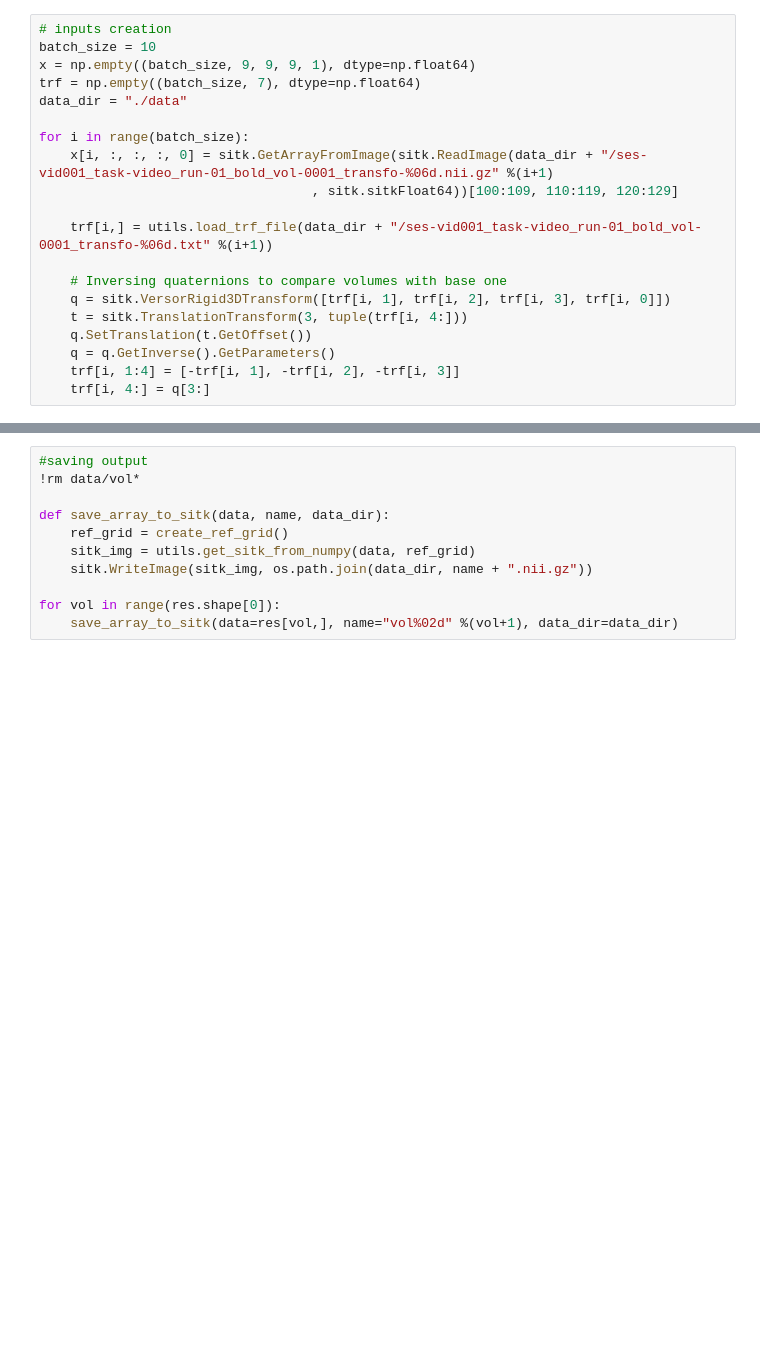
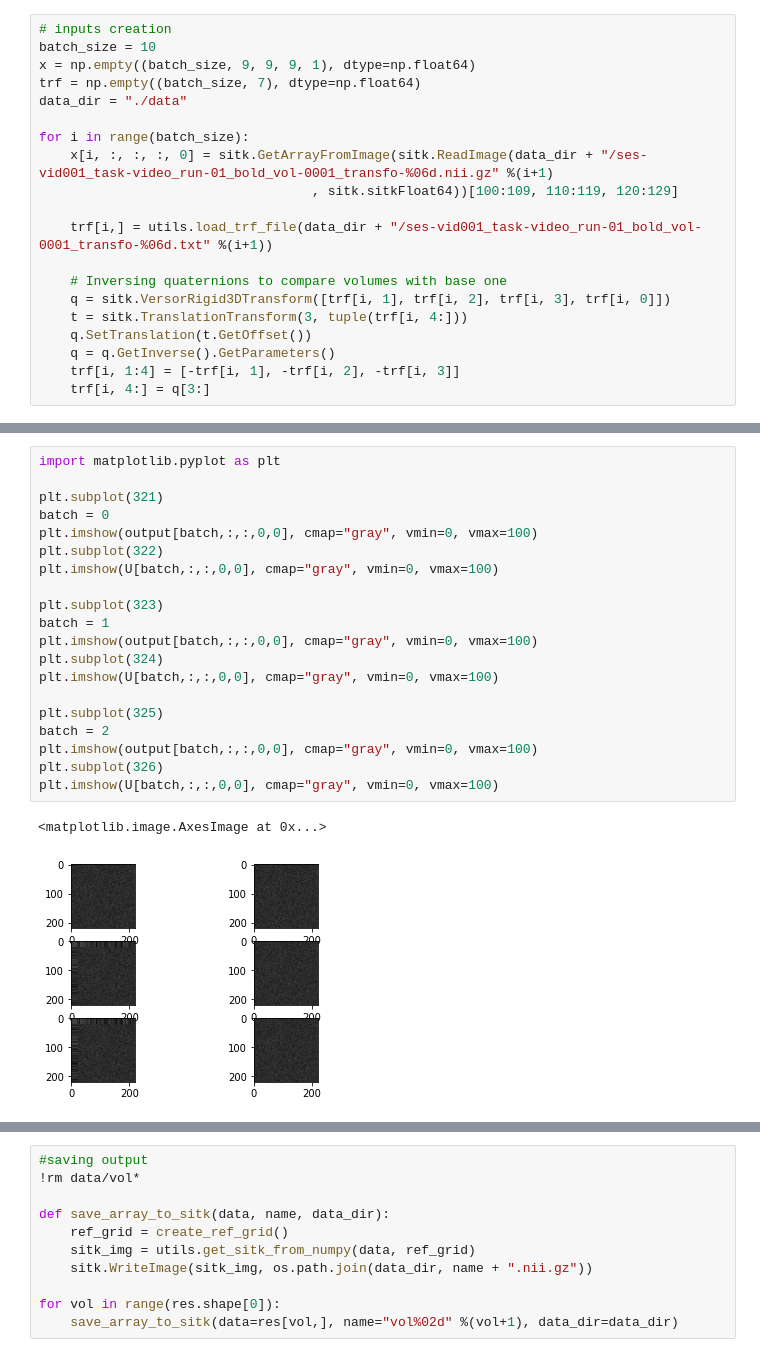
Before and after one commit to SIMEXP/DeepNeuroAN, a Jupyter notebook: notebooks/reg_layer.ipynb, the cells around one changed output, grey strips where cells are left out. Saved outputs shown, nothing was run; the diff lists cells and outputs as text; blank space fills up the shorter version.

```diff
--- a/notebooks/reg_layer.ipynb
+++ b/notebooks/reg_layer.ipynb
@@ -68,0 +342,23 @@ class LinearTransformation(tf.keras.layers.Layer):
+# %%
+import matplotlib.pyplot as plt
+
+plt.subplot(321)
+batch = 0
+plt.imshow(output[batch,:,:,0,0], cmap="gray", vmin=0, vmax=100)
+plt.subplot(322)
+plt.imshow(U[batch,:,:,0,0], cmap="gray", vmin=0, vmax=100)
+
+plt.subplot(323)
+batch = 1
+plt.imshow(output[batch,:,:,0,0], cmap="gray", vmin=0, vmax=100)
+plt.subplot(324)
+plt.imshow(U[batch,:,:,0,0], cmap="gray", vmin=0, vmax=100)
+
+plt.subplot(325)
+batch = 2
+plt.imshow(output[batch,:,:,0,0], cmap="gray", vmin=0, vmax=100)
+plt.subplot(326)
+plt.imshow(U[batch,:,:,0,0], cmap="gray", vmin=0, vmax=100)
+# %% [output]
+<matplotlib.image.AxesImage at 0x...>
+[figure, added]
```
Also changed, not shown: parts of 10 cells of this notebook.
